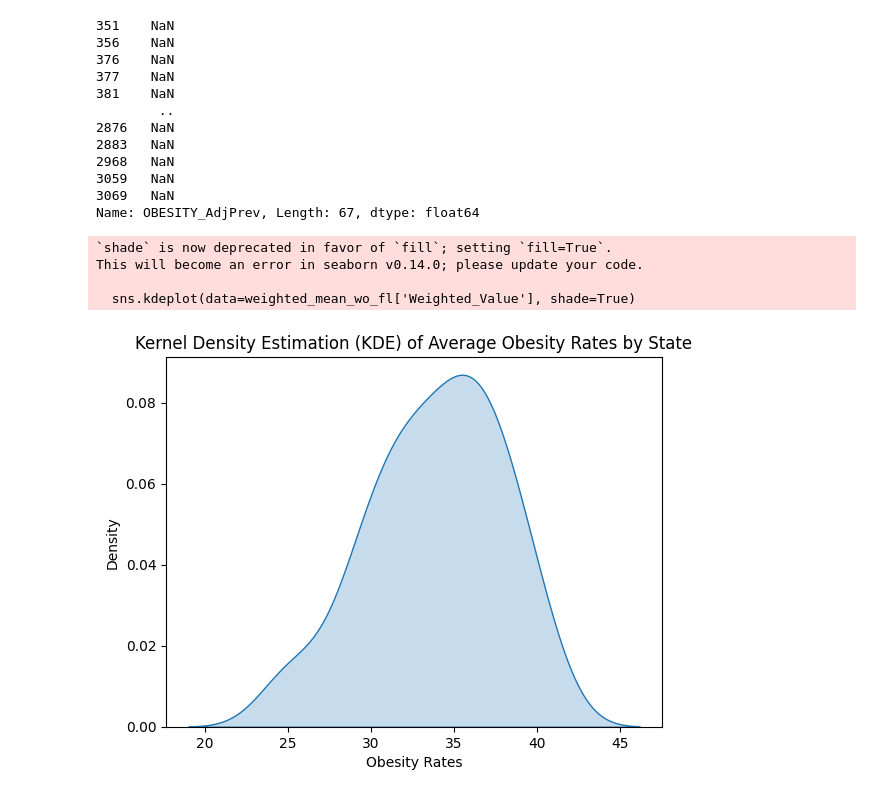
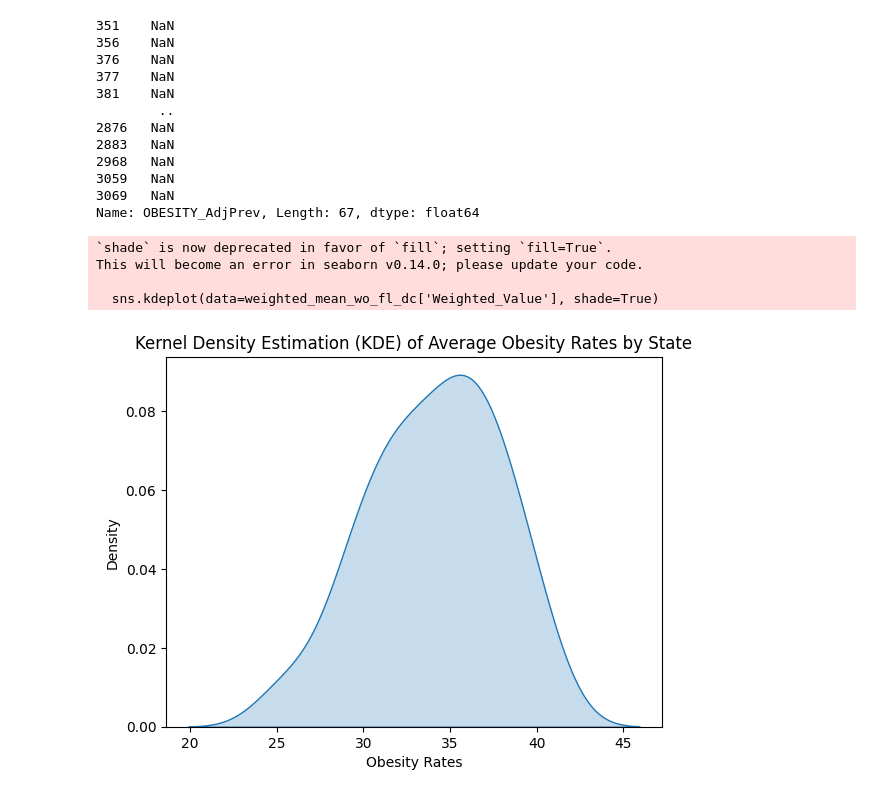
Before and after one commit to heiligni/SWAN, a Jupyter notebook: swan/preprocessing.ipynb, the cells around one changed output. Saved outputs shown, nothing was run; the diff lists cells and outputs as text; code cells hidden in the pictures.

Commit message:
mean

```diff
--- a/swan/preprocessing.ipynb
+++ b/swan/preprocessing.ipynb
@@ -80,15 +80,17 @@ filtered_df[filtered_df["StateAbbr"] == "FL"]["OBESITY_AdjPrev"]
 Name: OBESITY_AdjPrev, Length: 67, dtype: float64
 # %%
 weighted_mean_wo_fl = weighted_mean[weighted_mean["StateDesc"] != "Florida"]
+weighted_mean_wo_fl_dc = weighted_mean_wo_fl[weighted_mean_wo_fl["StateDesc"] != "District of Columbia"]
+
 # Plot KDE using Seaborn
-sns.kdeplot(data=weighted_mean_wo_fl['Weighted_Value'], shade=True)
+sns.kdeplot(data=weighted_mean_wo_fl_dc['Weighted_Value'], shade=True)
 plt.title('Kernel Density Estimation (KDE) of Average Obesity Rates by State')
 plt.xlabel('Obesity Rates')
 plt.ylabel('Density')
 plt.show()
 # %% [output]
 `shade` is now deprecated in favor of `fill`; setting `fill=True`.
 This will become an error in seaborn v0.14.0; please update your code.
 
-  sns.kdeplot(data=weighted_mean_wo_fl['Weighted_Value'], shade=True)
+  sns.kdeplot(data=weighted_mean_wo_fl_dc['Weighted_Value'], shade=True)
-[figure, old version]
+[figure, new version]
```
Also changed, not shown: parts of 4 cells of this notebook.
